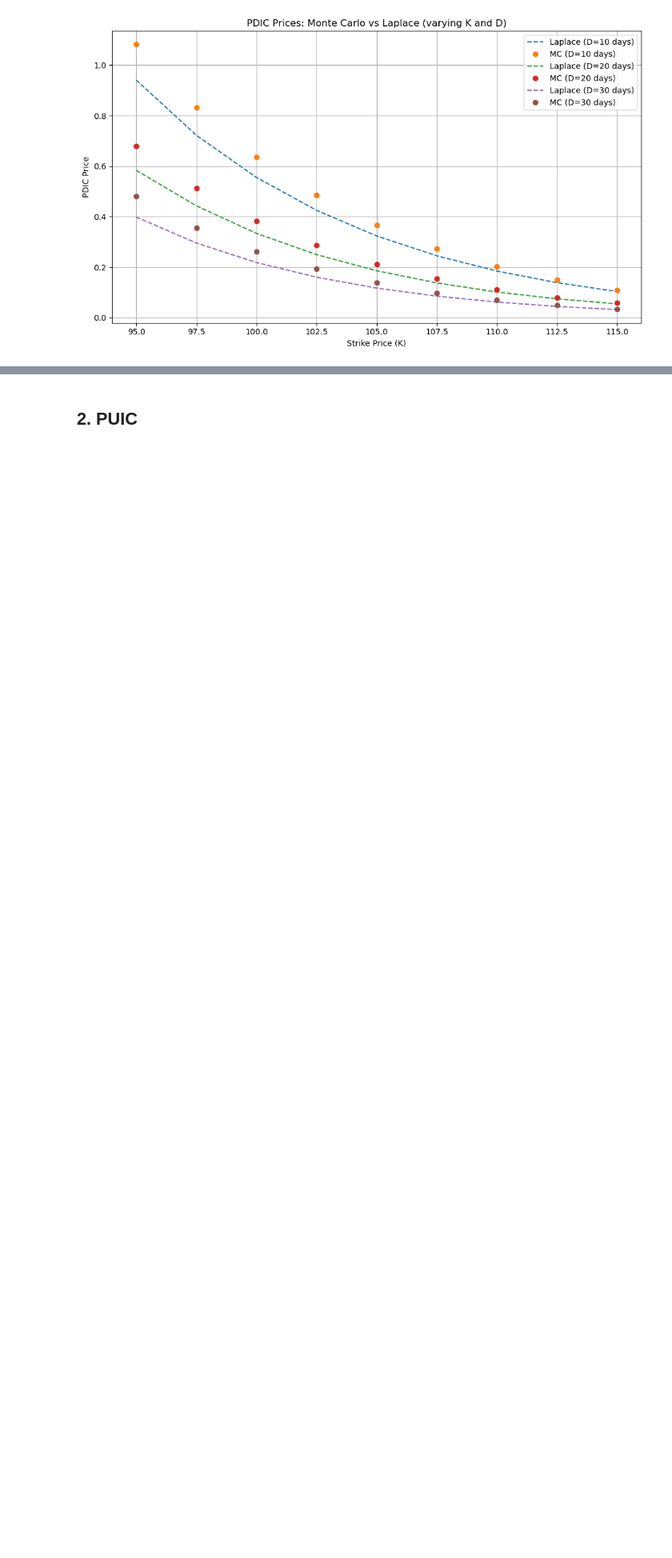
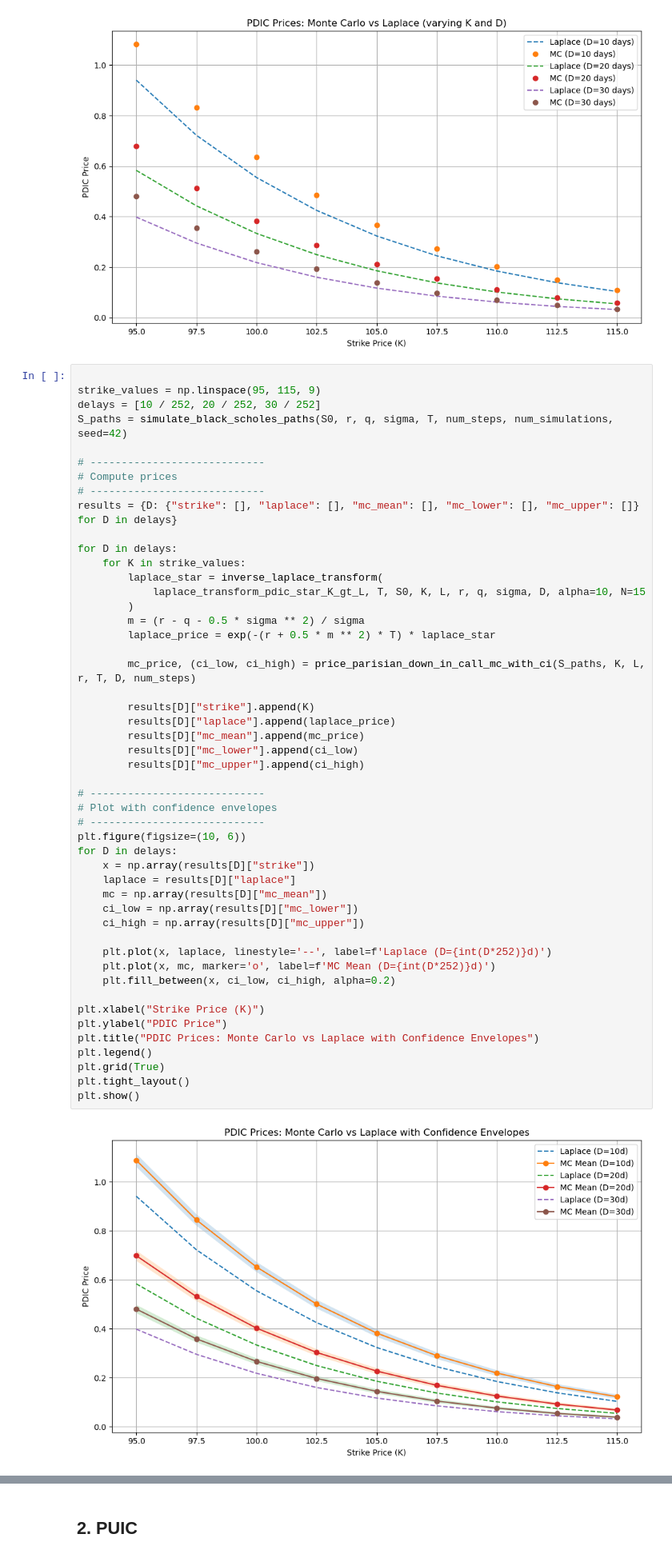
Before and after one commit to Simolams/Projet-Monte-Carlo, a Jupyter notebook: main.ipynb, the cells around one changed output, grey strips where cells are left out. Shown at 80% size. Drawn from its saved outputs; the diff is of its cells as text; blank space fills up the shorter version.

```diff
--- a/main.ipynb
+++ b/main.ipynb
@@ -159,6 +166,57 @@ plt.tight_layout()
 plt.show()
 # %% [output]
 [figure]
+# %%
+
+strike_values = np.linspace(95, 115, 9)
+delays = [10 / 252, 20 / 252, 30 / 252]
+S_paths = simulate_black_scholes_paths(S0, r, q, sigma, T, num_steps, num_simulations, seed=42)
+
+# ----------------------------
+# Compute prices
+# ----------------------------
+results = {D: {"strike": [], "laplace": [], "mc_mean": [], "mc_lower": [], "mc_upper": []} for D in delays}
+
+for D in delays:
+    for K in strike_values:
+        laplace_star = inverse_laplace_transform(
+            laplace_transform_pdic_star_K_gt_L, T, S0, K, L, r, q, sigma, D, alpha=10, N=15
+        )
+        m = (r - q - 0.5 * sigma ** 2) / sigma
+        laplace_price = exp(-(r + 0.5 * m ** 2) * T) * laplace_star
+
+        mc_price, (ci_low, ci_high) = price_parisian_down_in_call_mc_with_ci(S_paths, K, L, r, T, D, num_steps)
+
+        results[D]["strike"].append(K)
+        results[D]["laplace"].append(laplace_price)
+        results[D]["mc_mean"].append(mc_price)
+        results[D]["mc_lower"].append(ci_low)
+        results[D]["mc_upper"].append(ci_high)
+
+# ----------------------------
+# Plot with confidence envelopes
+# ----------------------------
+plt.figure(figsize=(10, 6))
+for D in delays:
+    x = np.array(results[D]["strike"])
+    laplace = results[D]["laplace"]
+    mc = np.array(results[D]["mc_mean"])
+    ci_low = np.array(results[D]["mc_lower"])
+    ci_high = np.array(results[D]["mc_upper"])
+
+    plt.plot(x, laplace, linestyle='--', label=f'Laplace (D={int(D*252)}d)')
+    plt.plot(x, mc, marker='o', label=f'MC Mean (D={int(D*252)}d)')
+    plt.fill_between(x, ci_low, ci_high, alpha=0.2)
+
+plt.xlabel("Strike Price (K)")
+plt.ylabel("PDIC Price")
+plt.title("PDIC Prices: Monte Carlo vs Laplace with Confidence Envelopes")
+plt.legend()
+plt.grid(True)
+plt.tight_layout()
+plt.show()
+# %% [output]
+[figure, added]
 # %%
 
 # Delay values (x-axis): from 1 to 40 trading days
```
Also changed, not shown: parts of 3 cells of this notebook, 1 other file.
